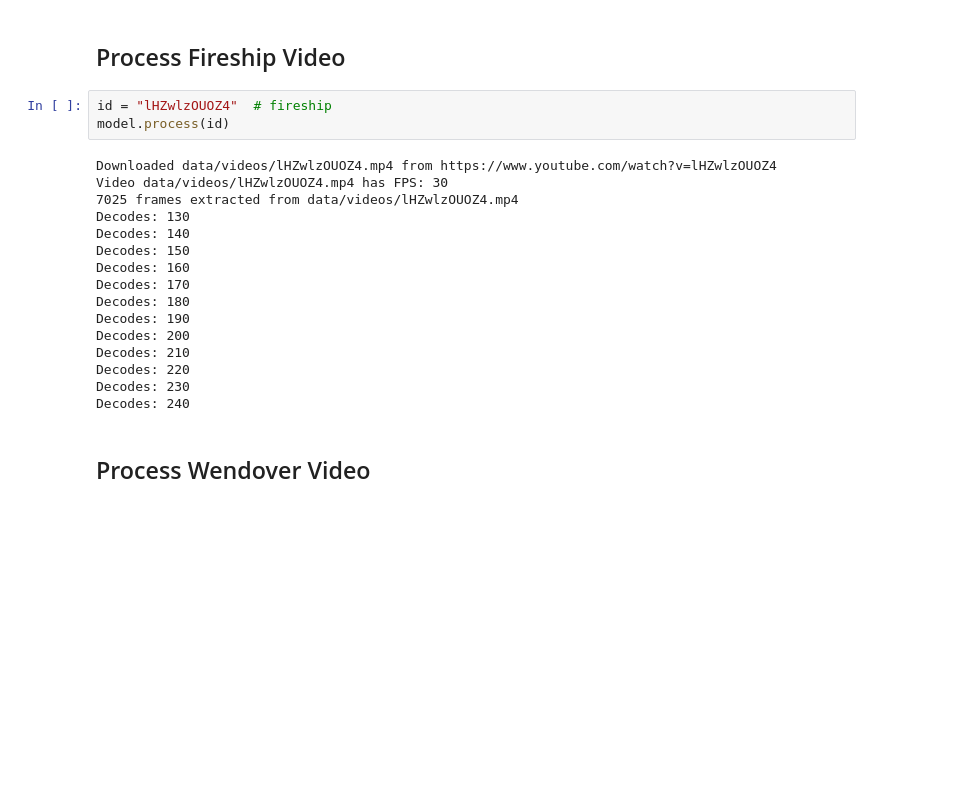
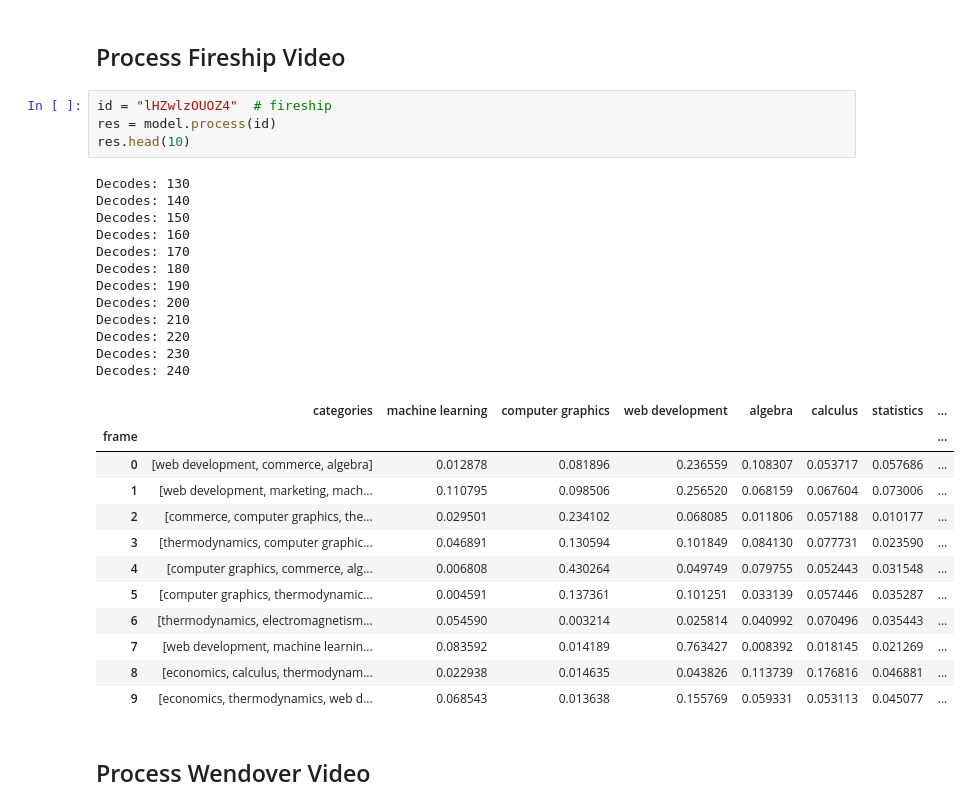
Before and after one commit to dartmouth-cs98-23f/project-short-learning-ml, a Jupyter notebook: labeling/CLIP/test.ipynb, the cells around one changed output. Saved outputs shown, nothing was run; the diff lists cells and outputs as text; blank space fills up the shorter version.

```diff
--- a/labeling/CLIP/test.ipynb
+++ b/labeling/CLIP/test.ipynb
@@ -49,23 +62,33 @@ Decodes: 120
 ## Process Fireship Video
 # %%
 id = "lHZwlzOUOZ4"  # fireship
-model.process(id)
+res = model.process(id)
+res.head(10)
 # %% [output]
-Downloaded data/videos/lHZwlzOUOZ4.mp4 from https://www.youtube.com/watch?v=lHZwlzOUOZ4
-Video data/videos/lHZwlzOUOZ4.mp4 has FPS: 30
-7025 frames extracted from data/videos/lHZwlzOUOZ4.mp4
 Decodes: 130
 Decodes: 140
 Decodes: 150
 Decodes: 160
 Decodes: 170
 Decodes: 180
 Decodes: 190
 Decodes: 200
 Decodes: 210
 Decodes: 220
 Decodes: 230
 Decodes: 240
+|  | categories | machine learning | computer graphics | web development | algebra | calculus | statistics | ... |
+| frame |  |  |  |  |  |  |  | ... |
+| 0 | [web development, commerce, algebra] | 0.012878 | 0.081896 | 0.236559 | 0.108307 | 0.053717 | 0.057686 | ... |
+| 1 | [web development, marketing, mach... | 0.110795 | 0.098506 | 0.256520 | 0.068159 | 0.067604 | 0.073006 | ... |
+| 2 | [commerce, computer graphics, the... | 0.029501 | 0.234102 | 0.068085 | 0.011806 | 0.057188 | 0.010177 | ... |
+| 3 | [thermodynamics, computer graphic... | 0.046891 | 0.130594 | 0.101849 | 0.084130 | 0.077731 | 0.023590 | ... |
+| 4 | [computer graphics, commerce, alg... | 0.006808 | 0.430264 | 0.049749 | 0.079755 | 0.052443 | 0.031548 | ... |
+| 5 | [computer graphics, thermodynamic... | 0.004591 | 0.137361 | 0.101251 | 0.033139 | 0.057446 | 0.035287 | ... |
+| 6 | [thermodynamics, electromagnetism... | 0.054590 | 0.003214 | 0.025814 | 0.040992 | 0.070496 | 0.035443 | ... |
+| 7 | [web development, machine learnin... | 0.083592 | 0.014189 | 0.763427 | 0.008392 | 0.018145 | 0.021269 | ... |
+| 8 | [economics, calculus, thermodynam... | 0.022938 | 0.014635 | 0.043826 | 0.113739 | 0.176816 | 0.046881 | ... |
+| 9 | [economics, thermodynamics, web d... | 0.068543 | 0.013638 | 0.155769 | 0.059331 | 0.053113 | 0.045077 | ... |
 # %% [markdown]
 ## Process Wendover Video
 # %%
```
Also changed, not shown: parts of 3 cells of this notebook, 4 other files.
